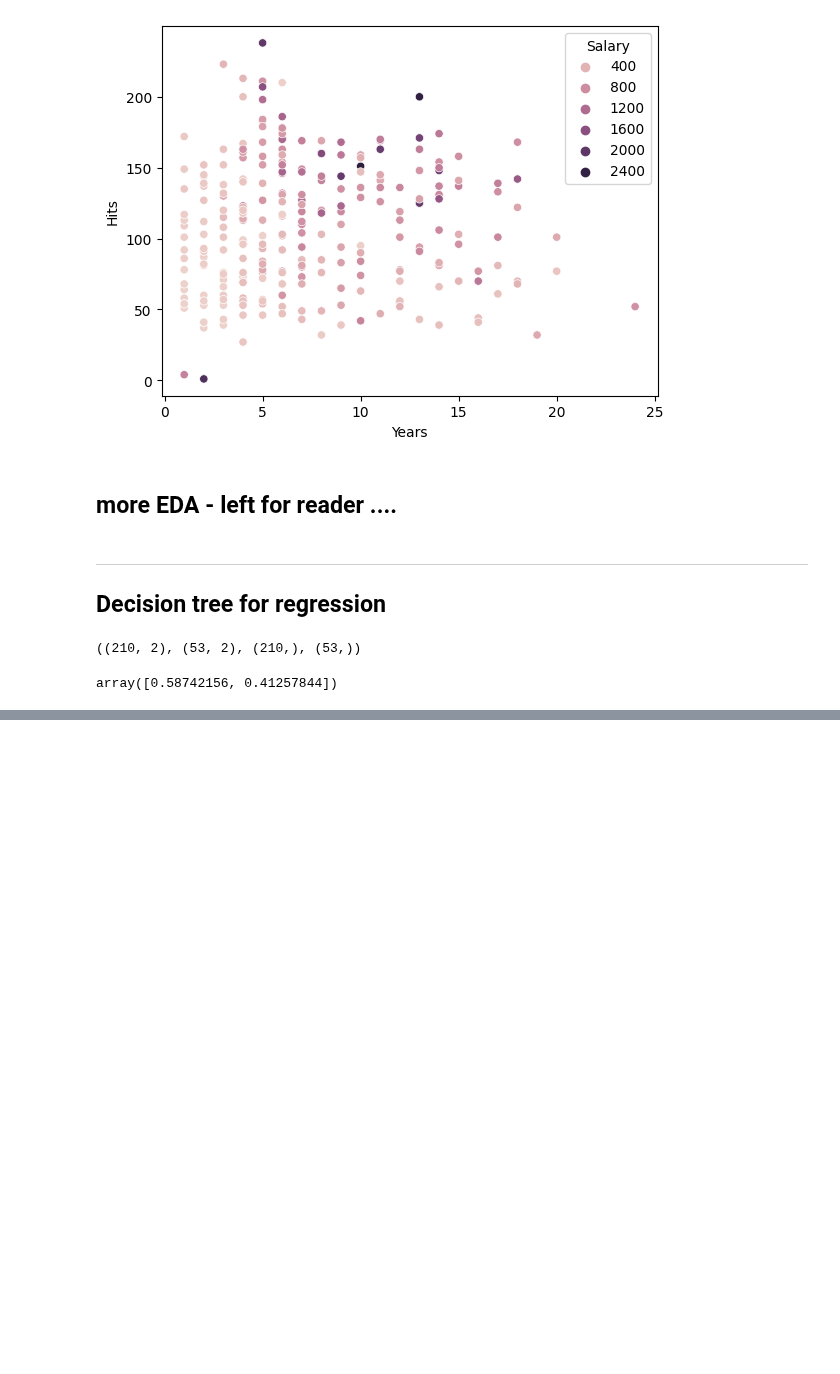
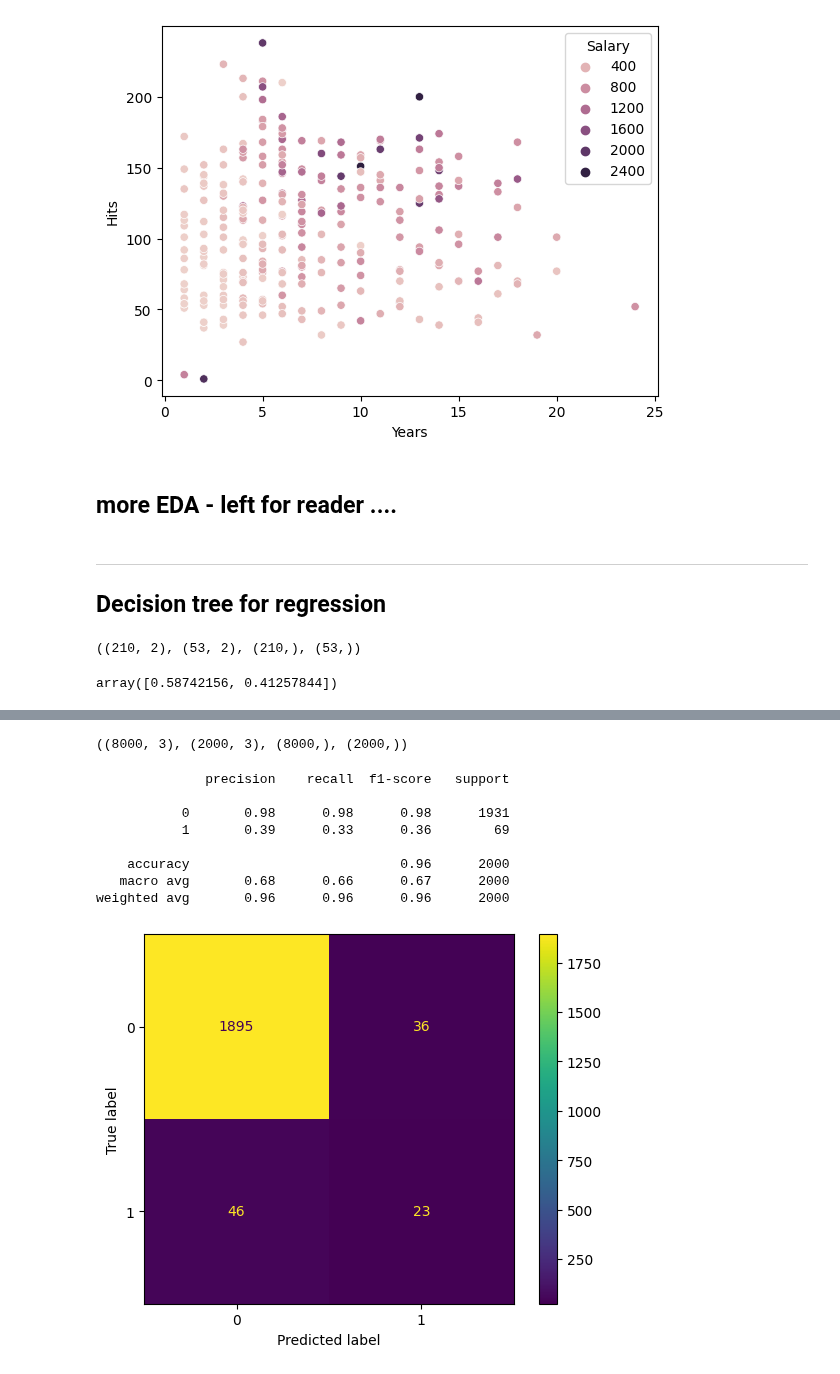
Before and after one commit to SCGlass/Machine-learning, a Jupyter notebook: Code-alongs/L9-Decission_trees.ipynb, the cells around one changed output, grey strips where cells are left out. Cells and saved outputs as stored; diff of their text form; code cells hidden in the pictures; blank space fills up the shorter version.

```diff
--- a/Code-alongs/L9-Decission_trees.ipynb
+++ b/Code-alongs/L9-Decission_trees.ipynb
@@ -94,0 +129,5 @@ tree.plot_tree(model, filled=True, feature_names=X_train.columns, impurity=False
+# %%
+df = pd.read_csv("../data/Default.csv")
+# note Decision tree in sklearn can't handle variables diresctly
+df = pd.get_dummies(df, drop_first=True)
+df.head()
@@ -94,0 +141,27 @@ tree.plot_tree(model, filled=True, feature_names=X_train.columns, impurity=False
+# %%
+X, y = df.drop("default_Yes", axis="columns"), df["default_Yes"]
+X_train, X_test, y_train, y_test = train_test_split(X, y, test_size=0.2, random_state=42)
+X_train.shape, X_test.shape, y_train.shape, y_test.shape
+# %% [output]
+((8000, 3), (2000, 3), (8000,), (2000,))
+# %%
+from sklearn.tree import DecisionTreeClassifier
+from sklearn.metrics import classification_report, confusion_matrix, ConfusionMatrixDisplay
+
+clf = DecisionTreeClassifier()
+clf.fit(X_train, y_train)
+y_pred = clf.predict(X_test)
+
+print(classification_report(y_test, y_pred))
+cm = confusion_matrix(y_test, y_pred)
+ConfusionMatrixDisplay(cm).plot();
+# %% [output]
+              precision    recall  f1-score   support
+
+           0       0.98      0.98      0.98      1931
+           1       0.39      0.33      0.36        69
+
+    accuracy                           0.96      2000
+   macro avg       0.68      0.66      0.67      2000
+weighted avg       0.96      0.96      0.96      2000
+[figure, added]
```
Also changed, not shown: parts of 7 cells of this notebook.
